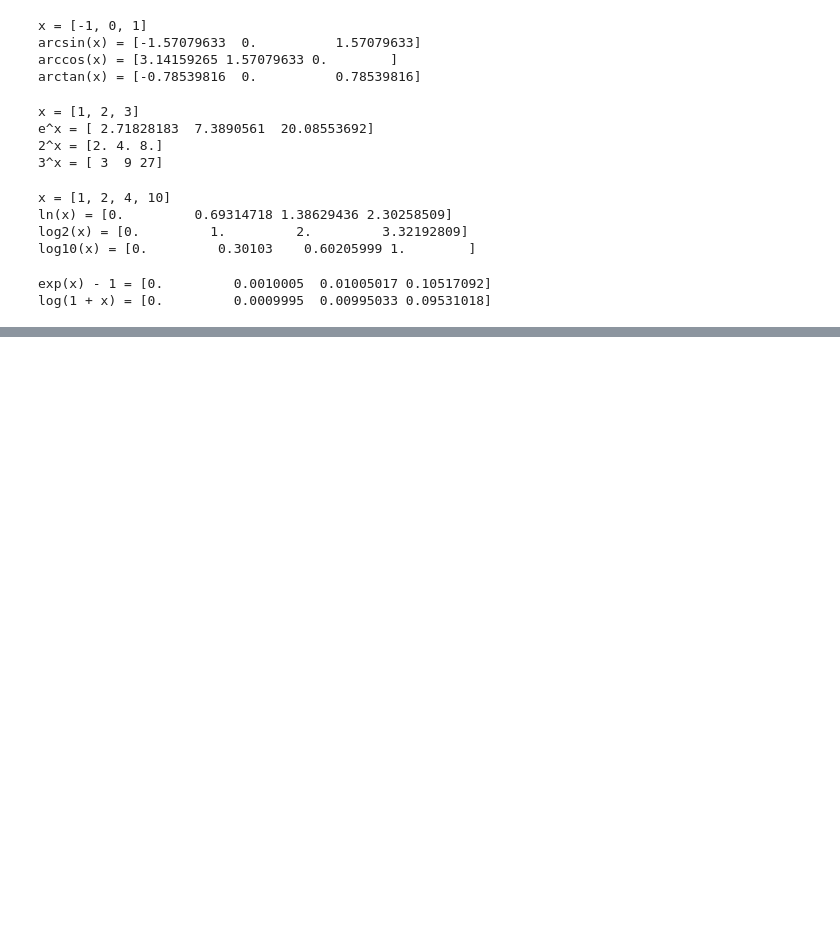
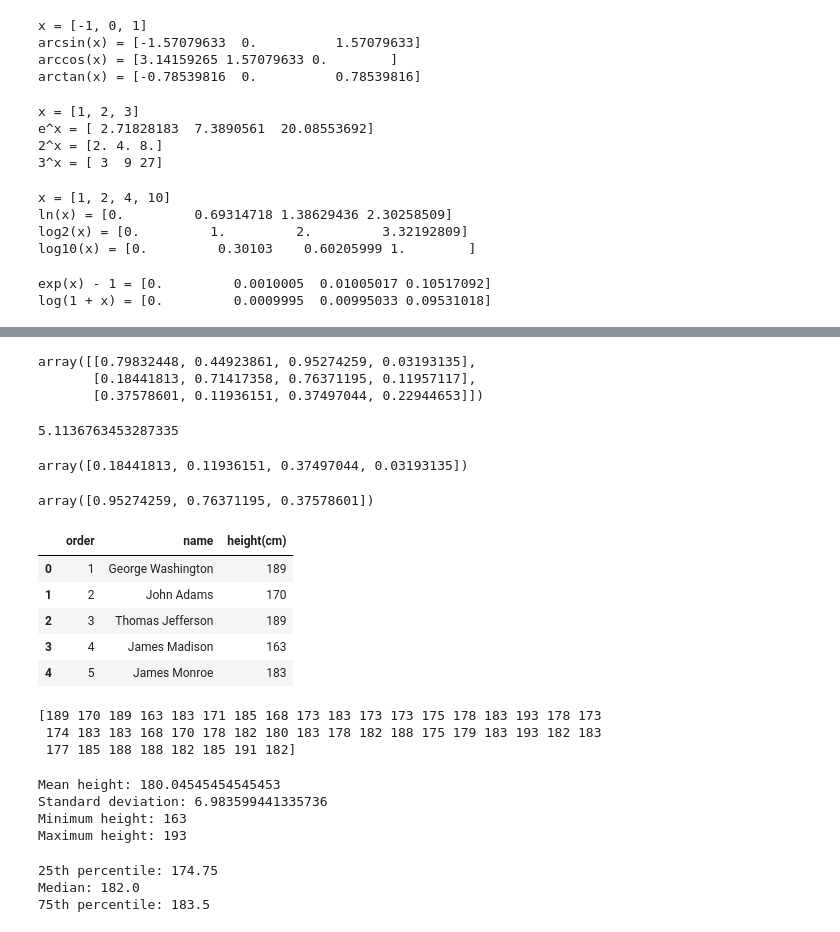
Before and after one commit to OxwardInc/Industrial-Training, a Jupyter notebook: Assignment/Week 13/numpy book.ipynb, the cells around one changed output, grey strips where cells are left out. Drawn from its saved outputs; the diff is of its cells as text; code cells hidden in the pictures; blank space fills up the shorter version.

```diff
--- a/Assignment/Week 13/numpy book.ipynb
+++ b/Assignment/Week 13/numpy book.ipynb
@@ -721,0 +896,19 @@ from scipy import special
+# %%
+M = np.random.random((3, 4))
+M
+# %% [output]
+array([[0.79832448, 0.44923861, 0.95274259, 0.03193135],
+       [0.18441813, 0.71417358, 0.76371195, 0.11957117],
+       [0.37578601, 0.11936151, 0.37497044, 0.22944653]])
+# %%
+M.sum()
+# %% [output]
+5.1136763453287335
+# %%
+M.min(axis=0)
+# %% [output]
+array([0.18441813, 0.11936151, 0.37497044, 0.03193135])
+# %%
+M.max(axis=1)
+# %% [output]
+array([0.95274259, 0.76371195, 0.37578601])
@@ -721,0 +917,37 @@ from scipy import special
+# %%
+data = pd.read_csv('data/president_heights.csv')
+
+data.head()
+# %% [output]
+|  | order | name | height(cm) |
+| 0 | 1 | George Washington | 189 |
+| 1 | 2 | John Adams | 170 |
+| 2 | 3 | Thomas Jefferson | 189 |
+| 3 | 4 | James Madison | 163 |
+| 4 | 5 | James Monroe | 183 |
+# %%
+data = pd.read_csv('data/president_heights.csv')
+heights = np.array(data['height(cm)'])
+print(heights)
+# %% [output]
+[189 170 189 163 183 171 185 168 173 183 173 173 175 178 183 193 178 173
+ 174 183 183 168 170 178 182 180 183 178 182 188 175 179 183 193 182 183
+ 177 185 188 188 182 185 191 182]
+# %%
+print('Mean height:', heights.mean())
+print('Standard deviation:', heights.std())
+print('Minimum height:', heights.min())
+print('Maximum height:', heights.max())
+# %% [output]
+Mean height: 180.04545454545453
+Standard deviation: 6.983599441335736
+Minimum height: 163
+Maximum height: 193
+# %%
+print('25th percentile:', np.percentile(heights, 25))
+print('Median:', np.median(heights))
+print('75th percentile:', np.percentile(heights, 75))
+# %% [output]
+25th percentile: 174.75
+Median: 182.0
+75th percentile: 183.5
```
Also changed, not shown: parts of 39 cells of this notebook, 1 other file.
